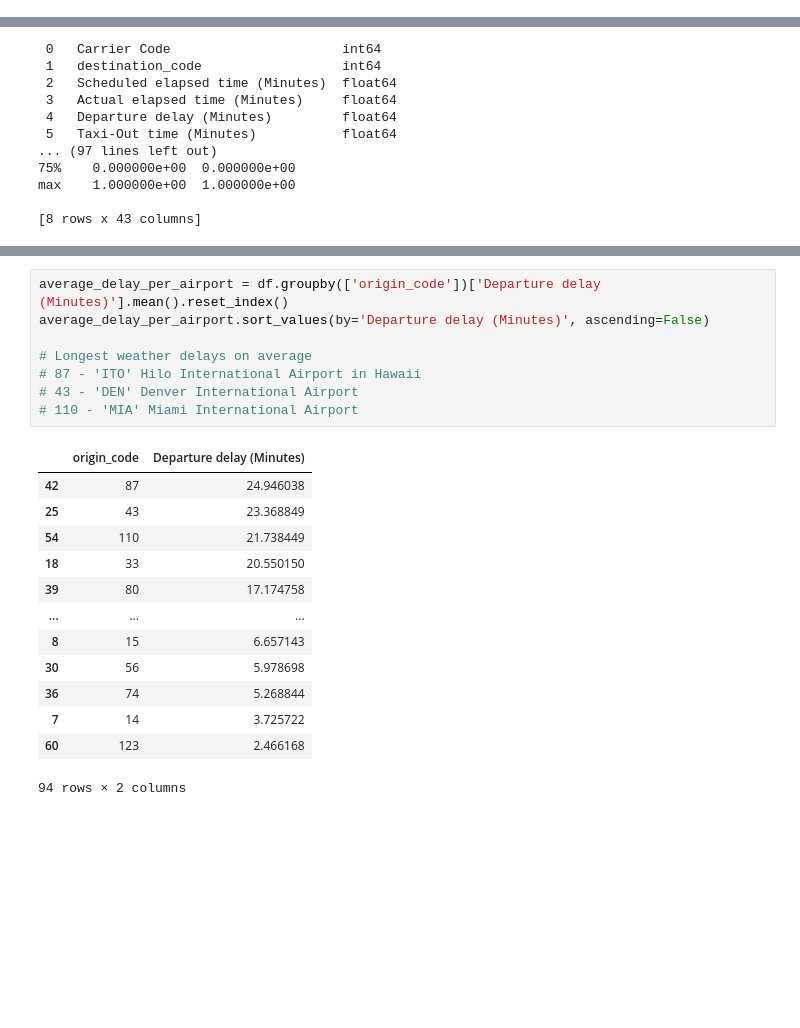
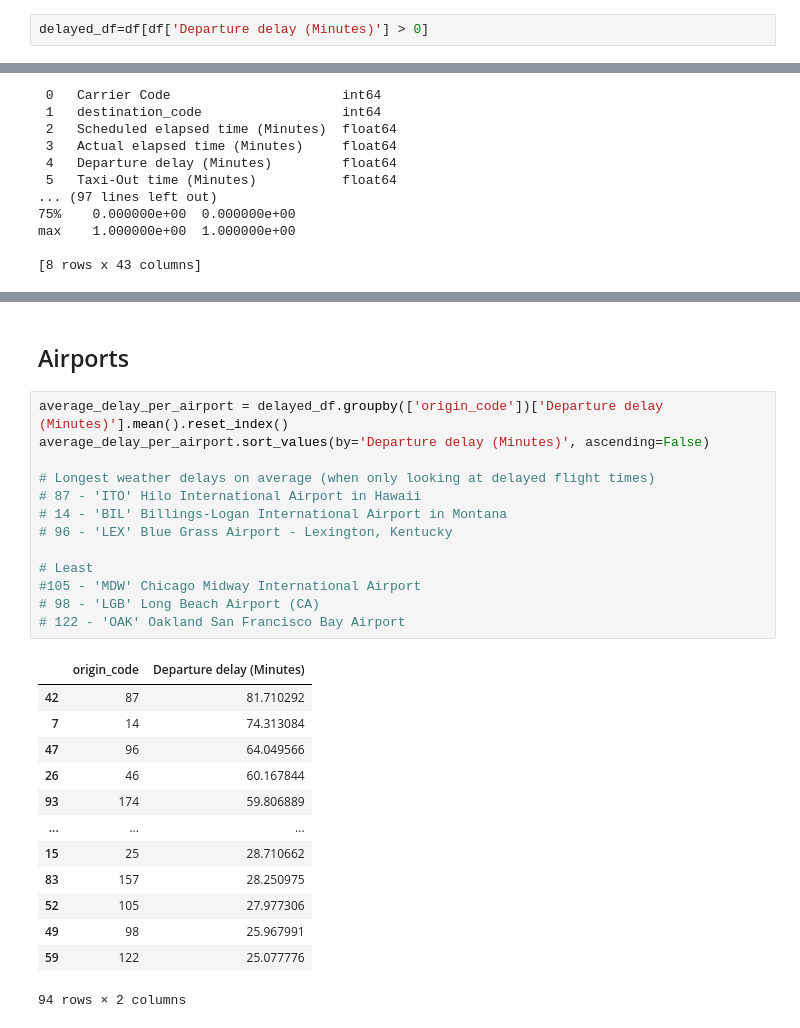
Before and after one commit to shearidl/Flight-Delays-Prediction-Model, a Jupyter notebook: Combined_Data_Analysis_ML.ipynb, the cells around one changed output, grey strips where cells are left out. Saved outputs shown, nothing was run; the diff lists cells and outputs as text; blank space fills up the shorter version.

```diff
--- a/Combined_Data_Analysis_ML.ipynb
+++ b/Combined_Data_Analysis_ML.ipynb
@@ -20,6 +20,8 @@ df
 | 3966860 | 2 | 127 | 120.0 | 128.0 | -2.0 | ... |
 | 3966861 | 2 | 42 | 105.0 | 112.0 | -8.0 | ... |
 3966862 rows × 43 columns
+# %%
+delayed_df=df[df['Departure delay (Minutes)'] > 0]
 # %% [markdown]
 # EDA
 # %%
@@ -120,22 +180,29 @@ sns.barplot(df, x='Carrier Code', y='Departure delay (Minutes)')
+# %% [markdown]
+## Airports
 # %%
-average_delay_per_airport = df.groupby(['origin_code'])['Departure delay (Minutes)'].mean().reset_index()
+average_delay_per_airport = delayed_df.groupby(['origin_code'])['Departure delay (Minutes)'].mean().reset_index()
 average_delay_per_airport.sort_values(by='Departure delay (Minutes)', ascending=False)
 
-# Longest weather delays on average
+# Longest weather delays on average (when only looking at delayed flight times)
 # 87 - 'ITO' Hilo International Airport in Hawaii
-# 43 - 'DEN' Denver International Airport
-# 110 - 'MIA' Miami International Airport
+# 14 - 'BIL' Billings-Logan International Airport in Montana
+# 96 - 'LEX' Blue Grass Airport - Lexington, Kentucky
+
+# Least
+#105 - 'MDW' Chicago Midway International Airport
+# 98 - 'LGB' Long Beach Airport (CA)
+# 122 - 'OAK' Oakland San Francisco Bay Airport
 # %% [output]
 |  | origin_code | Departure delay (Minutes) |
-| 42 | 87 | 24.946038 |
-| 25 | 43 | 23.368849 |
-| 54 | 110 | 21.738449 |
-| 18 | 33 | 20.550150 |
-| 39 | 80 | 17.174758 |
+| 42 | 87 | 81.710292 |
+| 7 | 14 | 74.313084 |
+| 47 | 96 | 64.049566 |
+| 26 | 46 | 60.167844 |
+| 93 | 174 | 59.806889 |
 | ... | ... | ... |
-| 8 | 15 | 6.657143 |
-| 30 | 56 | 5.978698 |
-| 36 | 74 | 5.268844 |
-| 7 | 14 | 3.725722 |
-| 60 | 123 | 2.466168 |
+| 15 | 25 | 28.710662 |
+| 83 | 157 | 28.250975 |
+| 52 | 105 | 27.977306 |
+| 49 | 98 | 25.967991 |
+| 59 | 122 | 25.077776 |
 94 rows × 2 columns
```
Also changed, not shown: parts of 24 cells of this notebook.
